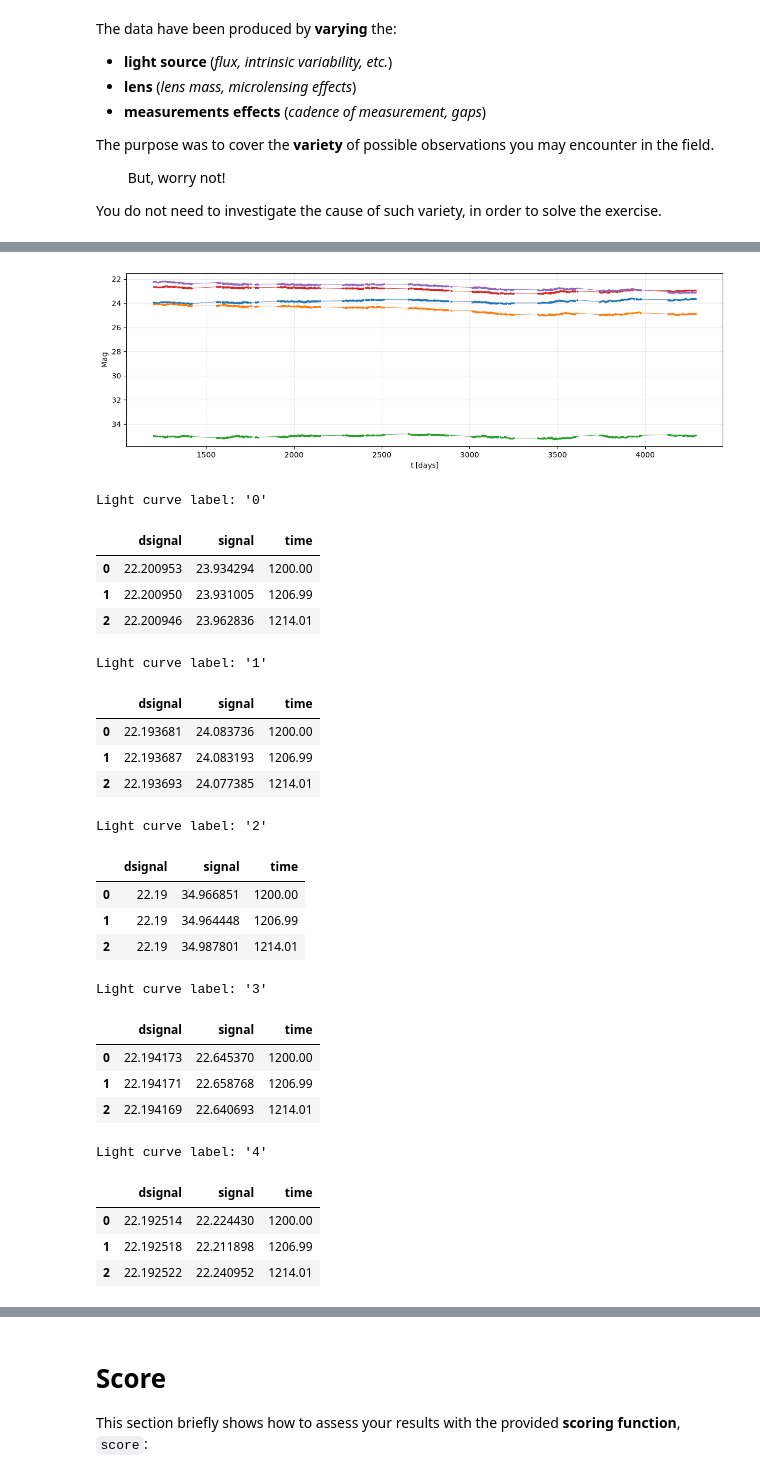
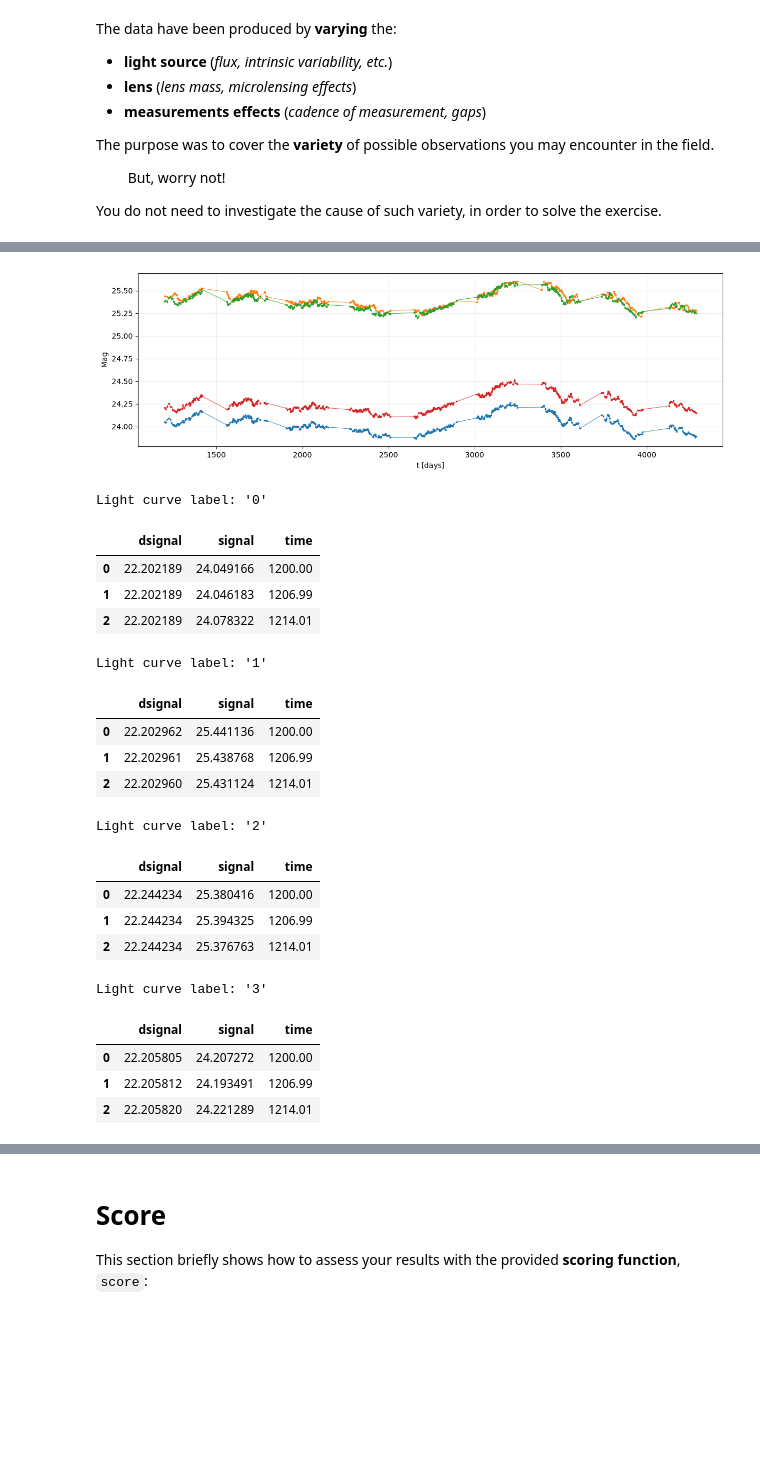
Before and after one commit to AstroStat-Academy/hackathon-1, a Jupyter notebook: challenge/challenge.ipynb, the cells around one changed output, grey strips where cells are left out. Saved outputs shown, nothing was run; the diff lists cells and outputs as text; code cells hidden in the pictures; blank space fills up the shorter version.

Commit message:
Edited Light Curves

```diff
--- a/challenge/challenge.ipynb
+++ b/challenge/challenge.ipynb
@@ -134,62 +156,56 @@ def plot_light_curves(dict_of_lcs):
     ----------
     dict_of_lcs: dict[int, pandas.DataFrame]
         Light curves indexed by their zero-based position in the file.
         Each DataFrame has one row per observation and preserves the
         original column names and values. This can be the output of the
         'read_light_curves' function defined above.
 
     Returns
     -------
     A matplotlib plot.
     """
 
     fig, ax = plt.subplots(figsize=(12, 4))
     for i, df_curve in dict_of_lcs.items():
         ax.plot(df_curve["time"], df_curve["signal"], ".-", ms=3, lw=0.6)
         ax.invert_yaxis()
         ax.grid(alpha=0.25)
         ax.set(xlabel="t [days]", ylabel="Mag")
     plt.tight_layout()
     plt.show()
 
-
-LC_FILE = "mock_data/testCAM-i_LC_sampled 99.json"
+LC_FILE = "mock_data/pVyXdqa4j6_light_curves.json"
 
 lcs = read_light_curves(LC_FILE)
 
 plot_light_curves(lcs)
 
-# Display some of the light curve data directly from the dict of pandas dataframes
+# Display the light curves directly from the dict of pandas dataframes
 for i, df_curve in lcs.items():
     print( "Light curve label: '{label}'".format(label=i) )
     display(df_curve.head(3))
 # %% [output]
-[figure, old version]
+[figure, new version]
 Light curve label: '0'
 |  | dsignal | signal | time |
-| 0 | 22.200953 | 23.934294 | 1200.00 |
-| 1 | 22.200950 | 23.931005 | 1206.99 |
-| 2 | 22.200946 | 23.962836 | 1214.01 |
+| 0 | 22.202189 | 24.049166 | 1200.00 |
+| 1 | 22.202189 | 24.046183 | 1206.99 |
+| 2 | 22.202189 | 24.078322 | 1214.01 |
 Light curve label: '1'
 |  | dsignal | signal | time |
-| 0 | 22.193681 | 24.083736 | 1200.00 |
-| 1 | 22.193687 | 24.083193 | 1206.99 |
-| 2 | 22.193693 | 24.077385 | 1214.01 |
+| 0 | 22.202962 | 25.441136 | 1200.00 |
+| 1 | 22.202961 | 25.438768 | 1206.99 |
+| 2 | 22.202960 | 25.431124 | 1214.01 |
 Light curve label: '2'
 |  | dsignal | signal | time |
-| 0 | 22.19 | 34.966851 | 1200.00 |
-| 1 | 22.19 | 34.964448 | 1206.99 |
-| 2 | 22.19 | 34.987801 | 1214.01 |
+| 0 | 22.244234 | 25.380416 | 1200.00 |
+| 1 | 22.244234 | 25.394325 | 1206.99 |
+| 2 | 22.244234 | 25.376763 | 1214.01 |
 Light curve label: '3'
 |  | dsignal | signal | time |
-| 0 | 22.194173 | 22.645370 | 1200.00 |
-| 1 | 22.194171 | 22.658768 | 1206.99 |
-| 2 | 22.194169 | 22.640693 | 1214.01 |
+| 0 | 22.205805 | 24.207272 | 1200.00 |
+| 1 | 22.205812 | 24.193491 | 1206.99 |
+| 2 | 22.205820 | 24.221289 | 1214.01 |
-Light curve label: '4'
-|  | dsignal | signal | time |
-| 0 | 22.192514 | 22.224430 | 1200.00 |
-| 1 | 22.192518 | 22.211898 | 1206.99 |
-| 2 | 22.192522 | 22.240952 | 1214.01 |
 # %% [markdown]
 <div style="border-left: 5px solid #FFA500; background-color: rgba(255, 165, 0, 0.15); padding: 10px; border-radius: 4px; color: inherit;">
 
```
Also changed, not shown: parts of 4 cells of this notebook, 3 other files.
